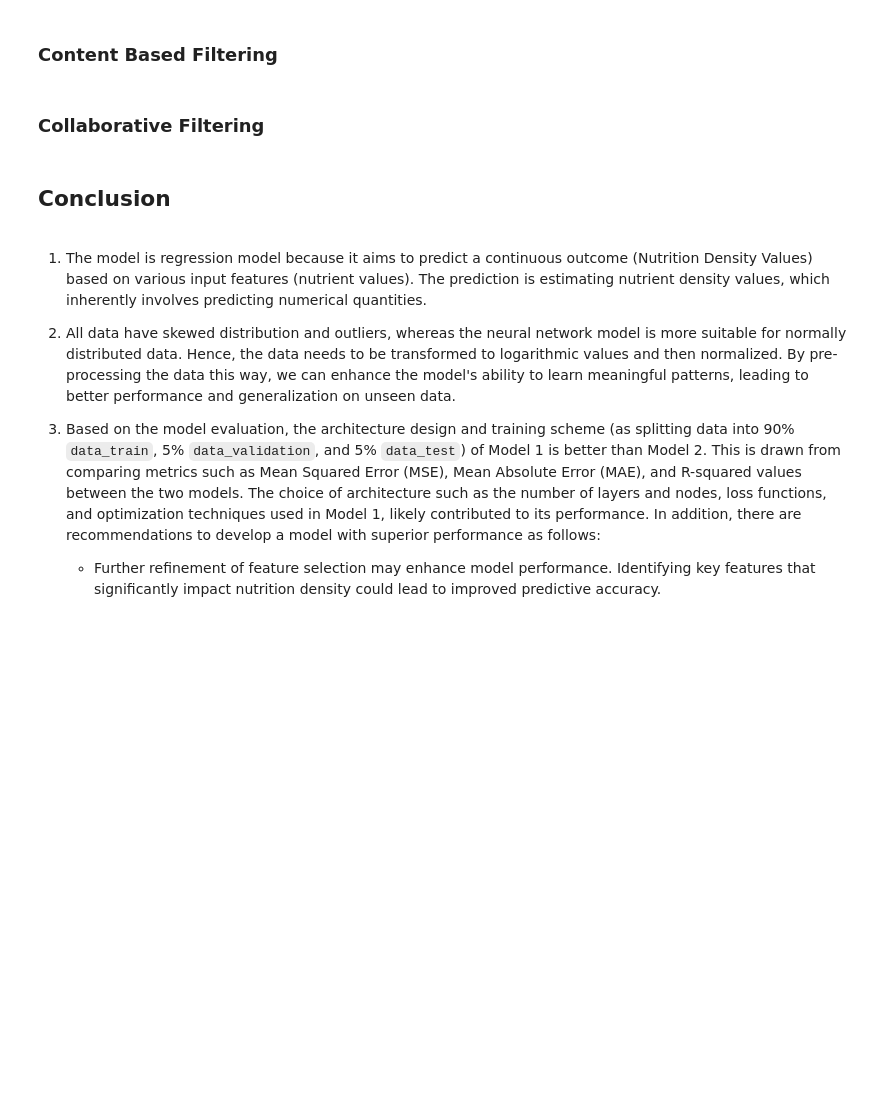
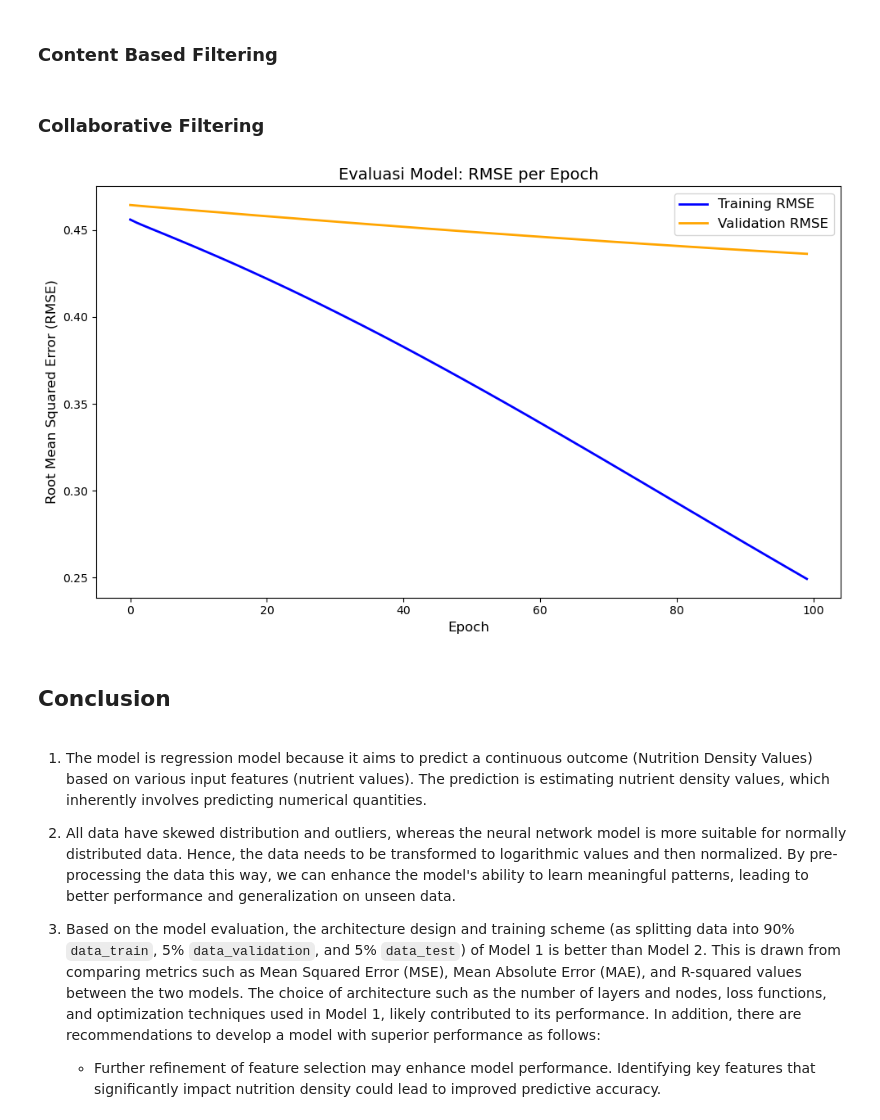
Before and after one commit to Sulbae/OlahGizi-Project, a Jupyter notebook: Food Recommender/notebook.ipynb, the cells around one changed output. Drawn from its saved outputs; the diff is of its cells as text; code cells hidden in the pictures; blank space fills up the shorter version.

```diff
--- a/Food Recommender/notebook.ipynb
+++ b/Food Recommender/notebook.ipynb
@@ -1130,6 +1165,10 @@ for row in recommended_resto.itertuples():
 ### Content Based Filtering
 # %% [markdown]
 ### Collaborative Filtering
+# %%
+train_result
+# %% [output]
+[figure, added]
 # %% [markdown]
 ## Conclusion
 # %% [markdown]
```
Also changed, not shown: parts of 13 cells of this notebook.
